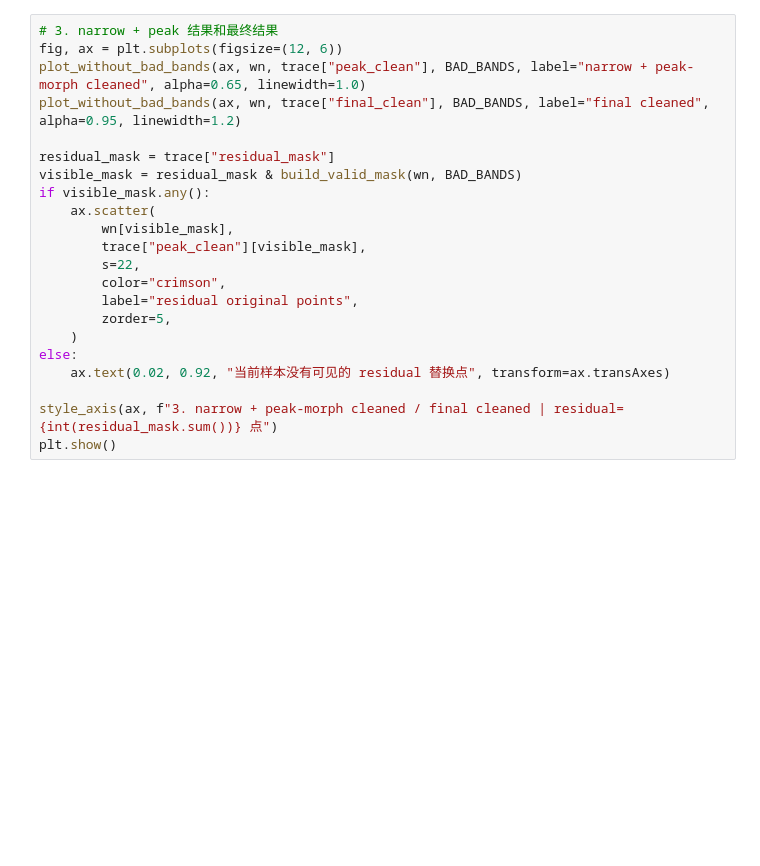
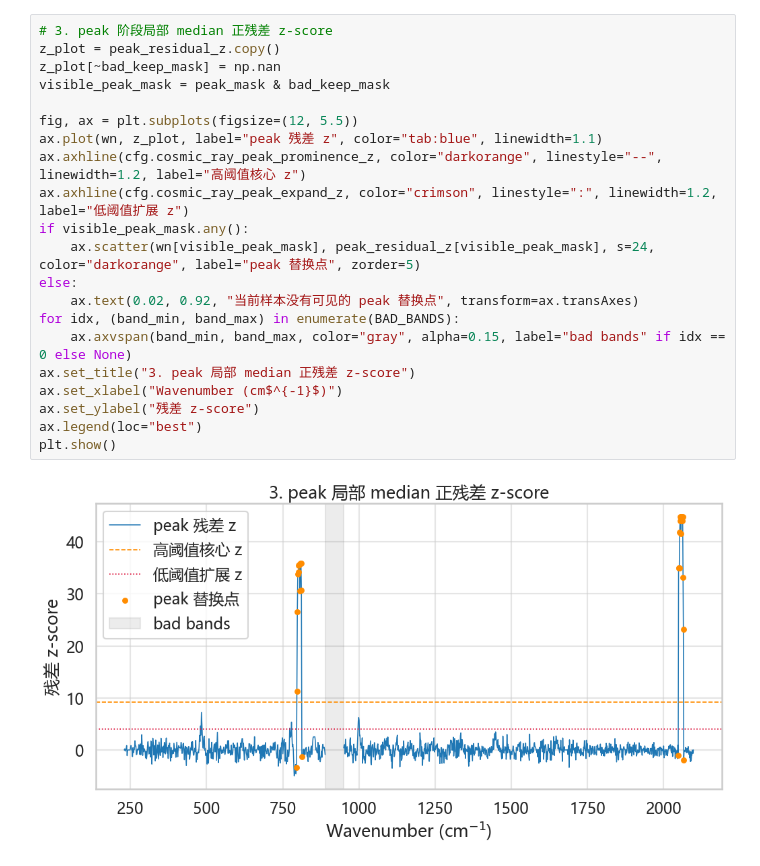
Before and after one commit to YaoHui-Wu06022/Bacterial-Raman-Spectroscopy-Classification, a Jupyter notebook: notebooks/Cosmic_Ray_Removal.ipynb, the cells around one changed output. Saved outputs shown, nothing was run; the diff lists cells and outputs as text; blank space fills up the shorter version.

```diff
--- a/notebooks/Cosmic_Ray_Removal.ipynb
+++ b/notebooks/Cosmic_Ray_Removal.ipynb
@@ -320,23 +225,24 @@ plt.show()
 # %%
-# 3. narrow + peak 结果和最终结果
-fig, ax = plt.subplots(figsize=(12, 6))
-plot_without_bad_bands(ax, wn, trace["peak_clean"], BAD_BANDS, label="narrow + peak-morph cleaned", alpha=0.65, linewidth=1.0)
-plot_without_bad_bands(ax, wn, trace["final_clean"], BAD_BANDS, label="final cleaned", alpha=0.95, linewidth=1.2)
+# 3. peak 阶段局部 median 正残差 z-score
+z_plot = peak_residual_z.copy()
+z_plot[~bad_keep_mask] = np.nan
+visible_peak_mask = peak_mask & bad_keep_mask
 
-residual_mask = trace["residual_mask"]
-visible_mask = residual_mask & build_valid_mask(wn, BAD_BANDS)
-if visible_mask.any():
-    ax.scatter(
-        wn[visible_mask],
-        trace["peak_clean"][visible_mask],
-        s=22,
-        color="crimson",
-        label="residual original points",
-        zorder=5,
-    )
+fig, ax = plt.subplots(figsize=(12, 5.5))
+ax.plot(wn, z_plot, label="peak 残差 z", color="tab:blue", linewidth=1.1)
+ax.axhline(cfg.cosmic_ray_peak_prominence_z, color="darkorange", linestyle="--", linewidth=1.2, label="高阈值核心 z")
+ax.axhline(cfg.cosmic_ray_peak_expand_z, color="crimson", linestyle=":", linewidth=1.2, label="低阈值扩展 z")
+if visible_peak_mask.any():
+    ax.scatter(wn[visible_peak_mask], peak_residual_z[visible_peak_mask], s=24, color="darkorange", label="peak 替换点", zorder=5)
 else:
-    ax.text(0.02, 0.92, "当前样本没有可见的 residual 替换点", transform=ax.transAxes)
-
-style_axis(ax, f"3. narrow + peak-morph cleaned / final cleaned | residual={int(residual_mask.sum())} 点")
+    ax.text(0.02, 0.92, "当前样本没有可见的 peak 替换点", transform=ax.transAxes)
+for idx, (band_min, band_max) in enumerate(BAD_BANDS):
+    ax.axvspan(band_min, band_max, color="gray", alpha=0.15, label="bad bands" if idx == 0 else None)
+ax.set_title("3. peak 局部 median 正残差 z-score")
+ax.set_xlabel("Wavenumber (cm$^{-1}$)")
+ax.set_ylabel("残差 z-score")
+ax.legend(loc="best")
 plt.show()
+# %% [output]
+[figure, added]
 # %%
```
Also changed, not shown: parts of 6 cells of this notebook, 15 other files.
